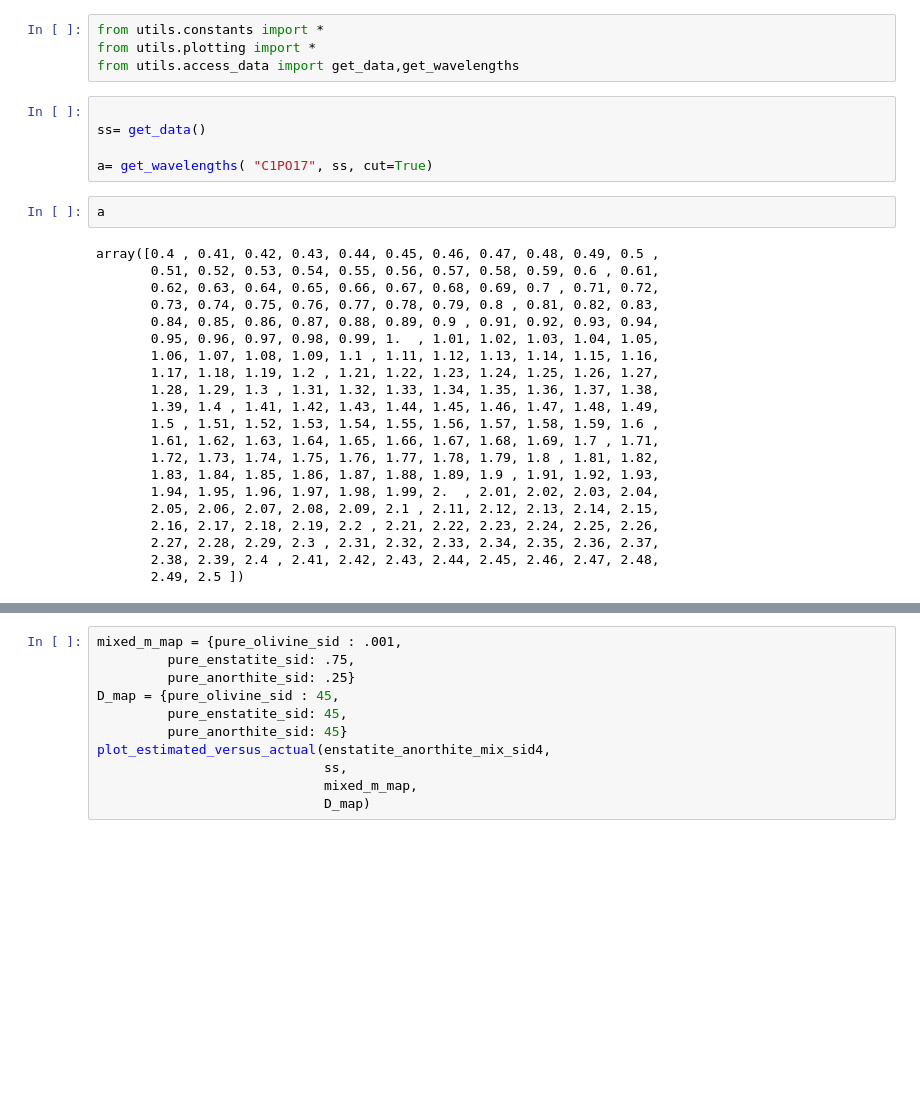
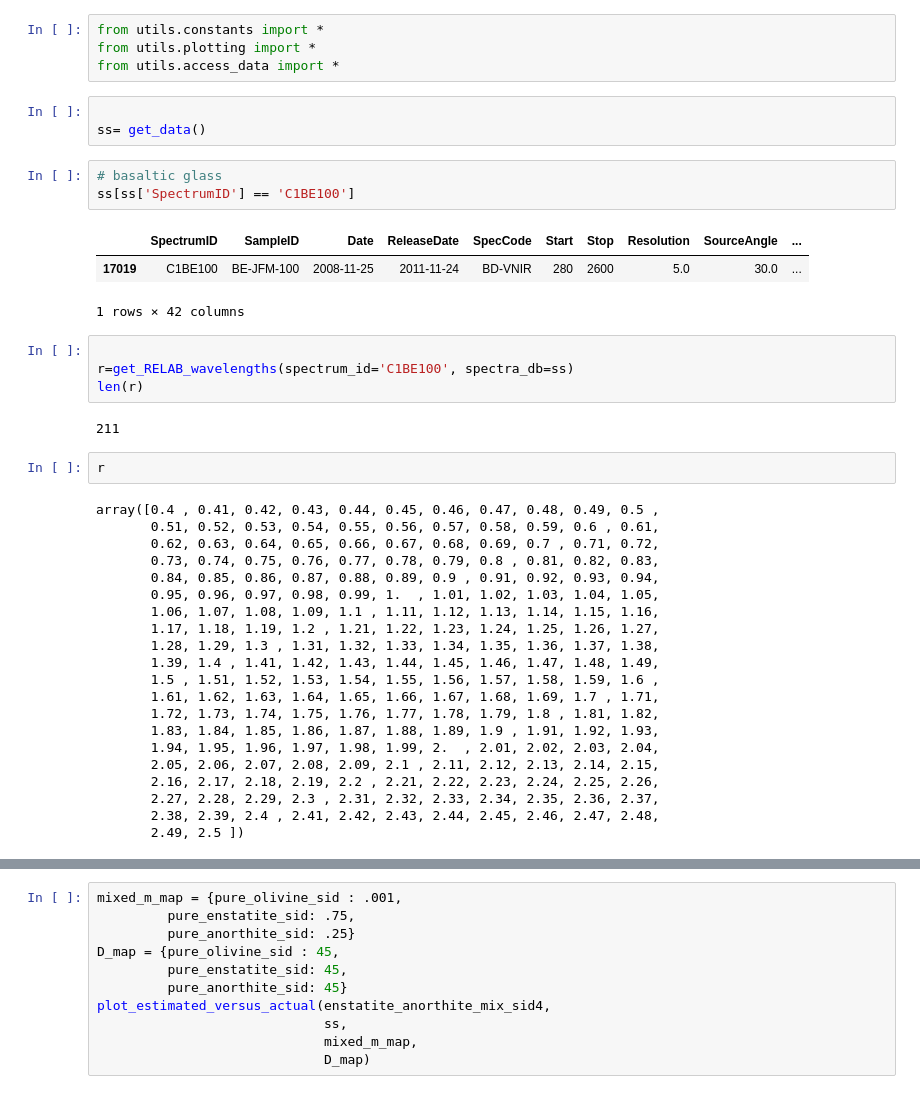
Before and after one commit to marinakiseleva/spectral_analysis, a Jupyter notebook: notebooks/Synthetic Testing.ipynb, the cells around one changed output, grey strips where cells are left out. Drawn from its saved outputs; the diff is of its cells as text; blank space fills up the shorter version.

```diff
--- a/notebooks/Synthetic Testing.ipynb
+++ b/notebooks/Synthetic Testing.ipynb
@@ -1,32 +1,43 @@
 # %%
 from utils.constants import *
 from utils.plotting import *
-from utils.access_data import get_data,get_wavelengths
+from utils.access_data import *
 # %%
 
 ss= get_data()
-
-a= get_wavelengths( "C1PO17", ss, cut=True)
-# %%
-a
-# %% [output]
-array([0.4 , 0.41, 0.42, 0.43, 0.44, 0.45, 0.46, 0.47, 0.48, 0.49, 0.5 ,
-       0.51, 0.52, 0.53, 0.54, 0.55, 0.56, 0.57, 0.58, 0.59, 0.6 , 0.61,
-       0.62, 0.63, 0.64, 0.65, 0.66, 0.67, 0.68, 0.69, 0.7 , 0.71, 0.72,
-       0.73, 0.74, 0.75, 0.76, 0.77, 0.78, 0.79, 0.8 , 0.81, 0.82, 0.83,
-       0.84, 0.85, 0.86, 0.87, 0.88, 0.89, 0.9 , 0.91, 0.92, 0.93, 0.94,
-       0.95, 0.96, 0.97, 0.98, 0.99, 1.  , 1.01, 1.02, 1.03, 1.04, 1.05,
-       1.06, 1.07, 1.08, 1.09, 1.1 , 1.11, 1.12, 1.13, 1.14, 1.15, 1.16,
-       1.17, 1.18, 1.19, 1.2 , 1.21, 1.22, 1.23, 1.24, 1.25, 1.26, 1.27,
-       1.28, 1.29, 1.3 , 1.31, 1.32, 1.33, 1.34, 1.35, 1.36, 1.37, 1.38,
-       1.39, 1.4 , 1.41, 1.42, 1.43, 1.44, 1.45, 1.46, 1.47, 1.48, 1.49,
-       1.5 , 1.51, 1.52, 1.53, 1.54, 1.55, 1.56, 1.57, 1.58, 1.59, 1.6 ,
-       1.61, 1.62, 1.63, 1.64, 1.65, 1.66, 1.67, 1.68, 1.69, 1.7 , 1.71,
-       1.72, 1.73, 1.74, 1.75, 1.76, 1.77, 1.78, 1.79, 1.8 , 1.81, 1.82,
-       1.83, 1.84, 1.85, 1.86, 1.87, 1.88, 1.89, 1.9 , 1.91, 1.92, 1.93,
-       1.94, 1.95, 1.96, 1.97, 1.98, 1.99, 2.  , 2.01, 2.02, 2.03, 2.04,
-       2.05, 2.06, 2.07, 2.08, 2.09, 2.1 , 2.11, 2.12, 2.13, 2.14, 2.15,
-       2.16, 2.17, 2.18, 2.19, 2.2 , 2.21, 2.22, 2.23, 2.24, 2.25, 2.26,
-       2.27, 2.28, 2.29, 2.3 , 2.31, 2.32, 2.33, 2.34, 2.35, 2.36, 2.37,
-       2.38, 2.39, 2.4 , 2.41, 2.42, 2.43, 2.44, 2.45, 2.46, 2.47, 2.48,
-       2.49, 2.5 ])
+# %%
+# basaltic glass
+ss[ss['SpectrumID'] == 'C1BE100']
+# %% [output]
+|  | SpectrumID | SampleID | Date | ReleaseDate | SpecCode | Start | Stop | Resolution | SourceAngle | ... |
+| 17019 | C1BE100 | BE-JFM-100 | 2008-11-25 | 2011-11-24 | BD-VNIR | 280 | 2600 | 5.0 | 30.0 | ... |
+1 rows × 42 columns
+# %%
+
+r=get_RELAB_wavelengths(spectrum_id='C1BE100', spectra_db=ss)
+len(r)
+# %% [output]
+211
+# %%
+r
+# %% [output]
+array([0.4 , 0.41, 0.42, 0.43, 0.44, 0.45, 0.46, 0.47, 0.48, 0.49, 0.5 ,
+       0.51, 0.52, 0.53, 0.54, 0.55, 0.56, 0.57, 0.58, 0.59, 0.6 , 0.61,
+       0.62, 0.63, 0.64, 0.65, 0.66, 0.67, 0.68, 0.69, 0.7 , 0.71, 0.72,
+       0.73, 0.74, 0.75, 0.76, 0.77, 0.78, 0.79, 0.8 , 0.81, 0.82, 0.83,
+       0.84, 0.85, 0.86, 0.87, 0.88, 0.89, 0.9 , 0.91, 0.92, 0.93, 0.94,
+       0.95, 0.96, 0.97, 0.98, 0.99, 1.  , 1.01, 1.02, 1.03, 1.04, 1.05,
+       1.06, 1.07, 1.08, 1.09, 1.1 , 1.11, 1.12, 1.13, 1.14, 1.15, 1.16,
+       1.17, 1.18, 1.19, 1.2 , 1.21, 1.22, 1.23, 1.24, 1.25, 1.26, 1.27,
+       1.28, 1.29, 1.3 , 1.31, 1.32, 1.33, 1.34, 1.35, 1.36, 1.37, 1.38,
+       1.39, 1.4 , 1.41, 1.42, 1.43, 1.44, 1.45, 1.46, 1.47, 1.48, 1.49,
+       1.5 , 1.51, 1.52, 1.53, 1.54, 1.55, 1.56, 1.57, 1.58, 1.59, 1.6 ,
+       1.61, 1.62, 1.63, 1.64, 1.65, 1.66, 1.67, 1.68, 1.69, 1.7 , 1.71,
+       1.72, 1.73, 1.74, 1.75, 1.76, 1.77, 1.78, 1.79, 1.8 , 1.81, 1.82,
+       1.83, 1.84, 1.85, 1.86, 1.87, 1.88, 1.89, 1.9 , 1.91, 1.92, 1.93,
+       1.94, 1.95, 1.96, 1.97, 1.98, 1.99, 2.  , 2.01, 2.02, 2.03, 2.04,
+       2.05, 2.06, 2.07, 2.08, 2.09, 2.1 , 2.11, 2.12, 2.13, 2.14, 2.15,
+       2.16, 2.17, 2.18, 2.19, 2.2 , 2.21, 2.22, 2.23, 2.24, 2.25, 2.26,
+       2.27, 2.28, 2.29, 2.3 , 2.31, 2.32, 2.33, 2.34, 2.35, 2.36, 2.37,
+       2.38, 2.39, 2.4 , 2.41, 2.42, 2.43, 2.44, 2.45, 2.46, 2.47, 2.48,
+       2.49, 2.5 ])
```
Also changed, not shown: parts of 7 cells of this notebook, 3 other files.
